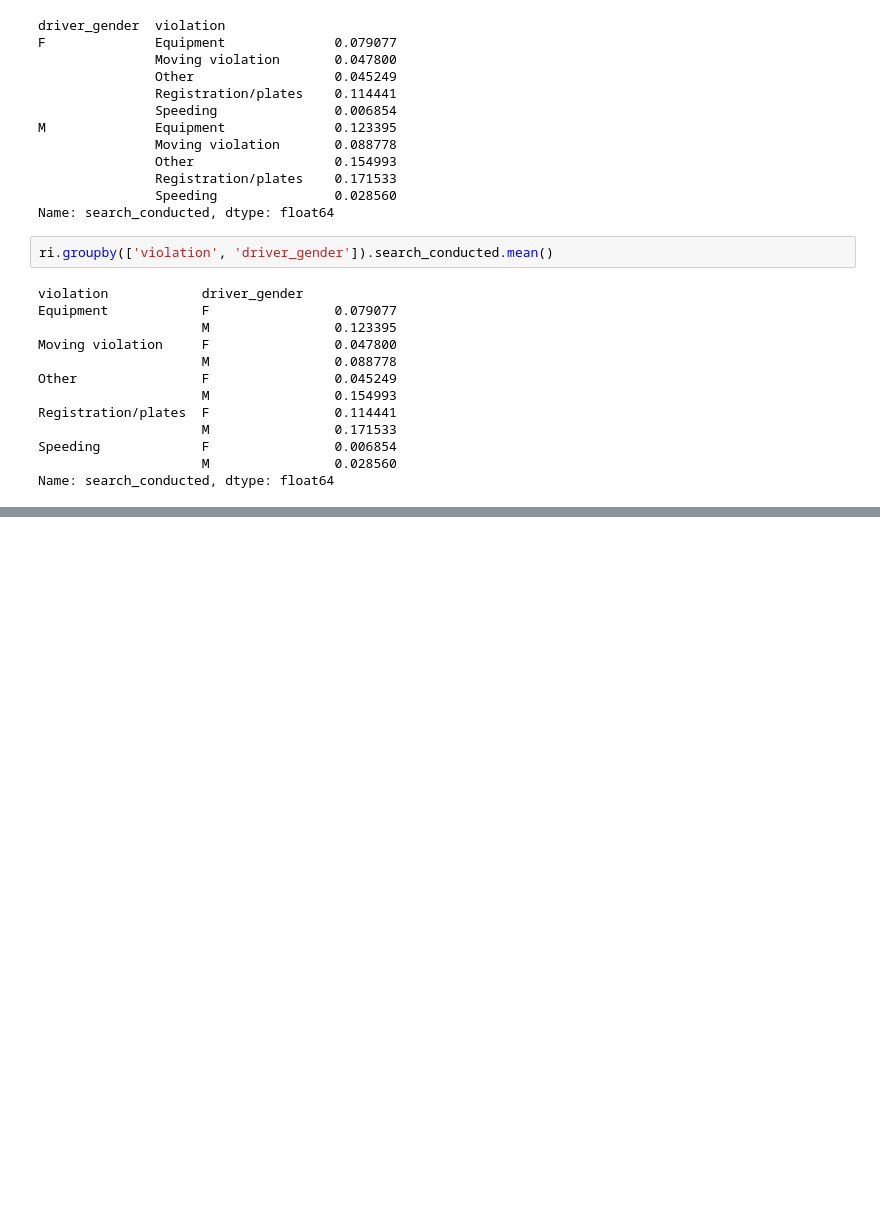
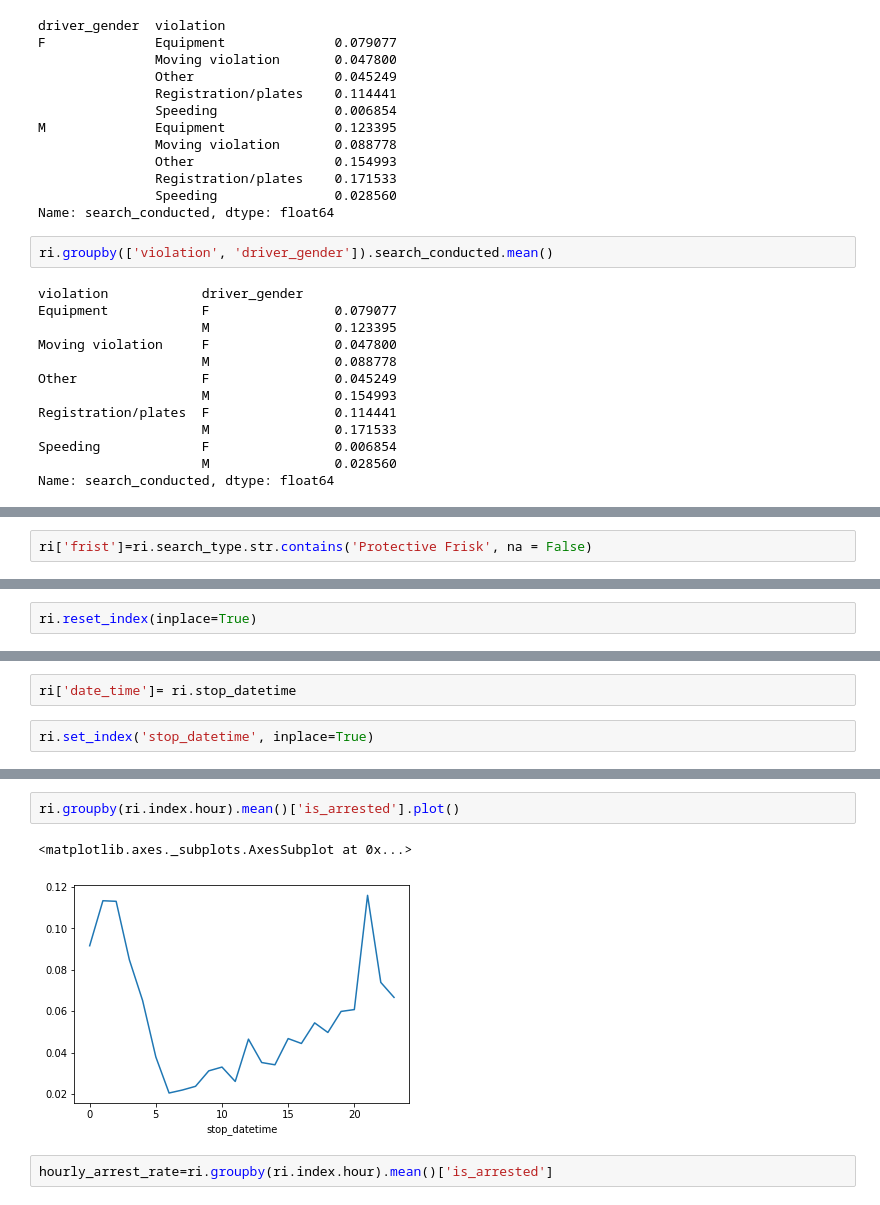
Before and after one commit to maydinn/car_project_01, a Jupyter notebook: Project1.ipynb, the cells around one changed output, grey strips where cells are left out. Cells and saved outputs as stored; diff of their text form; blank space fills up the shorter version.

```diff
--- a/Project1.ipynb
+++ b/Project1.ipynb
@@ -362,0 +383,2 @@ Name: search_conducted, dtype: float64
+# %%
+ri['frist']=ri.search_type.str.contains('Protective Frisk', na = False)
@@ -362,0 +430,2 @@ Name: search_conducted, dtype: float64
+# %%
+ri.reset_index(inplace=True)
@@ -362,0 +442,4 @@ Name: search_conducted, dtype: float64
+# %%
+ri['date_time']= ri.stop_datetime
+# %%
+ri.set_index('stop_datetime', inplace=True)
@@ -362,0 +473,7 @@ Name: search_conducted, dtype: float64
+# %%
+ri.groupby(ri.index.hour).mean()['is_arrested'].plot()
+# %% [output]
+<matplotlib.axes._subplots.AxesSubplot at 0x...>
+[figure, added]
+# %%
+hourly_arrest_rate=ri.groupby(ri.index.hour).mean()['is_arrested']
```
Also changed, not shown: parts of 88 cells of this notebook, 8 other files.
